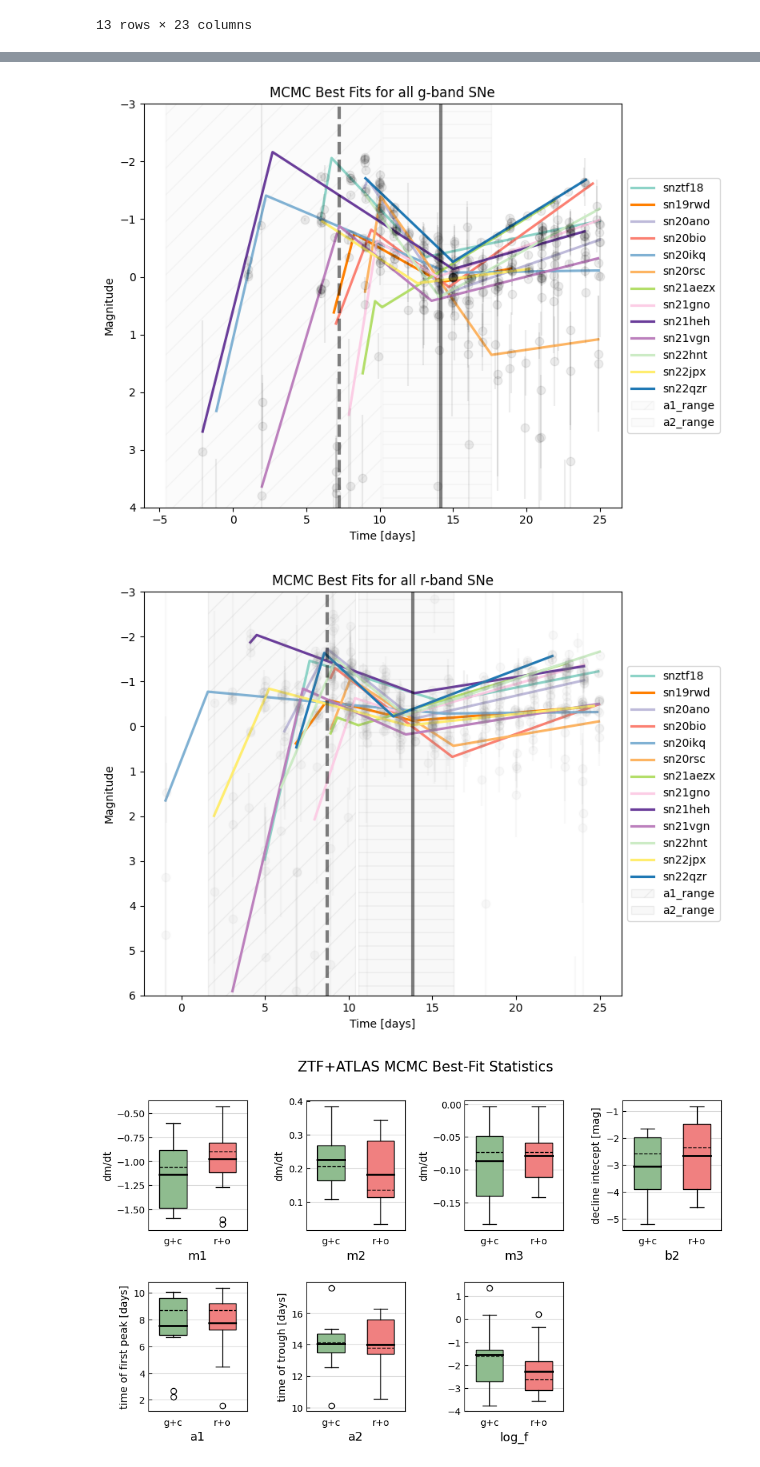
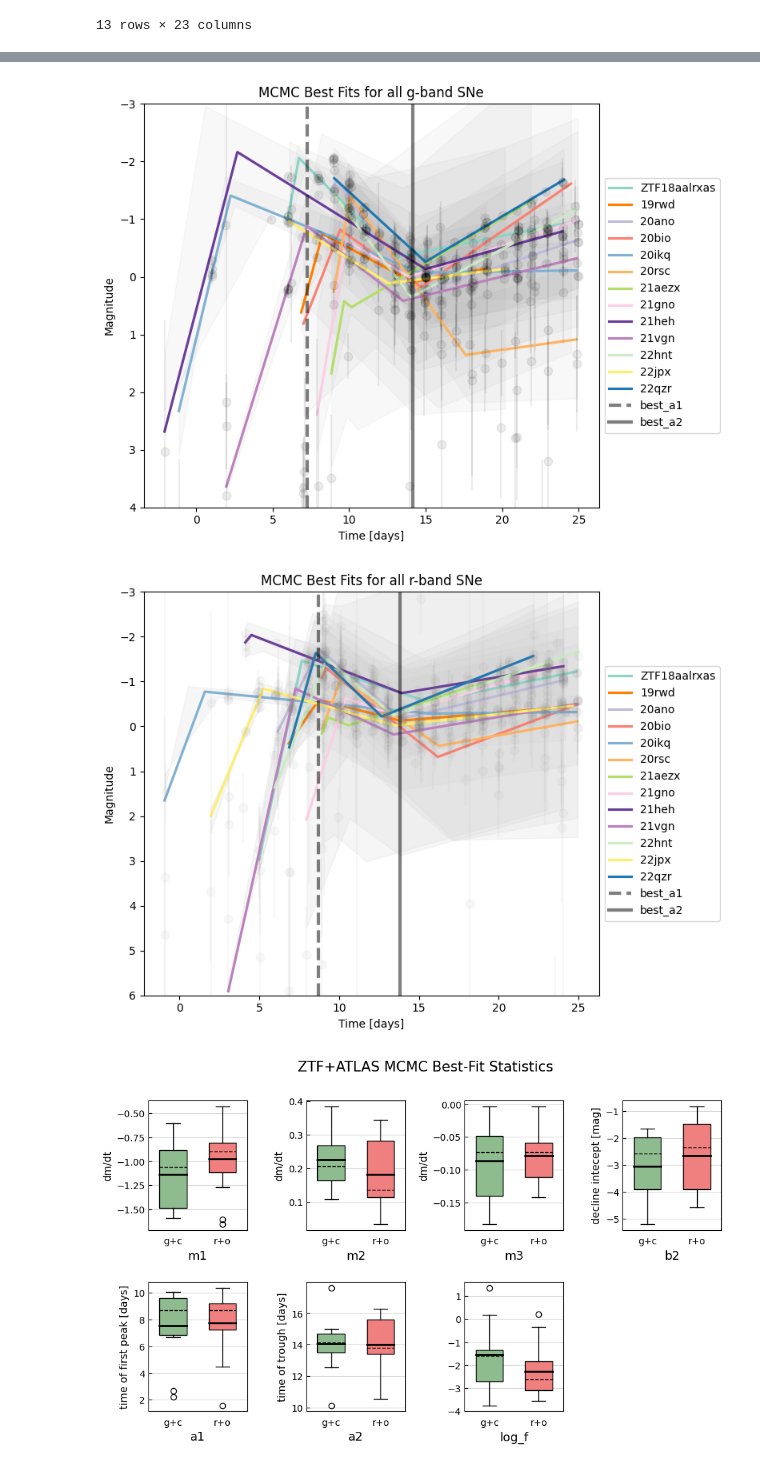
Before and after one commit to aec3675/ztf_IIb, a Jupyter notebook: make_mcmc_plots.ipynb, the cells around one changed output, grey strips where cells are left out. Drawn from its saved outputs; the diff is of its cells as text; code cells hidden in the pictures.

Commit message:
tweaking plots

```diff
--- a/make_mcmc_plots.ipynb
+++ b/make_mcmc_plots.ipynb
@@ -43,6 +44,7 @@ Index(['JD', 'filter', 'mag', 'ztf_mag_lower', 'ztf_mag_upper',
 # %%
 df_str_list = ['snztf18','sn19rwd','sn20ano','sn20bio','sn20ikq','sn20rsc','sn21aezx','sn21gno','sn21heh','sn21vgn','sn22hnt','sn22jpx','sn22qzr']
 df_sub_ls = [snztf18,sn19rwd,sn20ano,sn20bio,sn20ikq,sn20rsc,sn21aezx,sn21gno,sn21heh,sn21vgn,sn22hnt,sn22jpx,sn22qzr]
+plot_names = ['ZTF18aalrxas', '19rwd', '20ano','20bio','20ikq','20rsc','21aezx','21gno','21heh','21vgn','22hnt','22jpx','22qzr']
 # %%
 r1_bool_dict = {
         "g": {"snztf18":True,
@@ -349,40 +351,40 @@ for i,df in enumerate(df_sub_ls):
 
     best = np.array(all_fits_g[i]).T[0] #bestfit values
     lower_bound = np.array(all_fits_g[i]).T[0] - np.array(all_fits_g[i]).T[1] #50th ptile - diff_16ptile
     upper_bound = np.array(all_fits_g[i]).T[0] + np.array(all_fits_g[i]).T[2] #50th ptile + diff_84ptile
     a1s.append(best[-3])
     a2s.append(best[-2])
 
     #plotting mcmc results
-    plt.plot(x_plt, np.array([model(best, v, r1=r1_bool_dict['g'][df_str]) for v in x_plt]), c=colors[i], label=df_str, alpha=1.0, linewidth=2.25)# linestyle=ls[i])
+    plt.plot(x_plt, np.array([model(best, v, r1=r1_bool_dict['g'][df_str]) for v in x_plt]), c=colors[i], label=plot_names[i], alpha=1.0, linewidth=2.25)# linestyle=ls[i])
     lower_curve = np.array([model(lower_bound, v, r1=r1_bool_dict['g'][df_str]) for v in x_plt])
     upper_curve = np.array([model(upper_bound, v, r1=r1_bool_dict['g'][df_str]) for v in x_plt])
-    # plt.fill_between(x_plt, lower_curve, upper_curve, color='gray', alpha=0.05)
+    plt.fill_between(x_plt, lower_curve, upper_curve, color='gray', alpha=0.05)
 
     # #plotting ztf/atlas data
     x,y,yerr = np.array(g_df['norm_t']),np.array(g_df['norm_m']),np.array(g_df['mag_err_all'])
     plt.errorbar(x, y, yerr, linestyle='', marker='.', color='black', alpha=0.075, label='data', markersize=15) #ztf errors
 
 min_a1, med_a1, max_a1 = min(a1s), np.median(a1s), max(a1s)
 min_a2, med_a2, max_a2 = min(a2s), np.median(a2s), max(a2s)
-plt.axvspan(min_a1, max_a1, alpha=0.03, facecolor='gray', label='a1_range', edgecolor='black', hatch='/', zorder=0)
-plt.axvspan(min_a2, max_a2, alpha=0.03, facecolor='gray', label='a2_range', edgecolor='black', hatch='-', zorder=0)
+# plt.axvspan(min_a1, max_a1, alpha=0.03, facecolor='gray', label='a1_range', edgecolor='black', hatch='/', zorder=0)
+# plt.axvspan(min_a2, max_a2, alpha=0.03, facecolor='gray', label='a2_range', edgecolor='black', hatch='-', zorder=0)
 plt.axvline(med_a1,alpha=0.5, color='black', linestyle='dashed', linewidth=3, label='best_a1', zorder=10)
 plt.axvline(med_a2,alpha=0.5, color='black', linestyle='solid', linewidth=3, label='best_a2', zorder=10)
 
 handles, labels = ax.get_legend_handles_labels()
 
 plt.xlabel('Time [days]')
 plt.ylabel('Magnitude')
 plt.title('MCMC Best Fits for all g-band SNe')
 plt.ylim(4,-3)
 ax.legend(handles, labels[0:15], loc='center left', bbox_to_anchor=(1, 0.5))
 
 plt.tight_layout()
-plt.savefig(SAVE_DIR+'/figures/all_mcmc_fits_g_a12err.png')
-# plt.savefig(SAVE_DIR+'/figures/all_mcmc_fits_g_errband_april23.png')
+# plt.savefig(SAVE_DIR+'/figures/all_mcmc_fits_g_a12err.png')
+plt.savefig(SAVE_DIR+'/figures/all_mcmc_fits_g_errband.png')
 # %% [output]
-[figure, old version]
+[figure, new version]
 # %%
 # x_plt = np.arange(1,40,0.01)
 # colors=['red', 'darkorange', 'gold', 'green', 'blue', 'purple']
@@ -403,10 +405,10 @@ for i,df in enumerate(df_sub_ls):
     a2s.append(best[-2])
 
     #plotting mcmc results
-    plt.plot(x_plt, np.array([model(best, v, r1=r1_bool_dict['r'][df_str]) for v in x_plt]), c=colors[i], label=df_str, alpha=1.0, linewidth=2.25)# linestyle=ls[i])
+    plt.plot(x_plt, np.array([model(best, v, r1=r1_bool_dict['r'][df_str]) for v in x_plt]), c=colors[i], label=plot_names[i], alpha=1.0, linewidth=2.25)# linestyle=ls[i])
     lower_curve = np.array([model(lower_bound, v, r1=r1_bool_dict['r'][df_str]) for v in x_plt])
     upper_curve = np.array([model(upper_bound, v, r1=r1_bool_dict['r'][df_str]) for v in x_plt])
-    # plt.fill_between(x_plt, lower_curve, upper_curve, color='lightgray', alpha=0.2)
+    plt.fill_between(x_plt, lower_curve, upper_curve, color='lightgray', alpha=0.2)
 
     #plotting ztf data
     x,y,yerr = np.array(r_df['norm_t']),np.array(r_df['norm_m']),np.array(r_df['mag_err_all'])
@@ -414,8 +416,8 @@ for i,df in enumerate(df_sub_ls):
 
 min_a1, med_a1, max_a1 = min(a1s), np.median(a1s), max(a1s)
 min_a2, med_a2, max_a2 = min(a2s), np.median(a2s), max(a2s)
-plt.axvspan(min_a1, max_a1, alpha=0.05, facecolor='gray', label='a1_range', edgecolor='black', hatch='/', zorder=0)
-plt.axvspan(min_a2, max_a2, alpha=0.05, facecolor='gray', label='a2_range', edgecolor='black', hatch='-', zorder=0)
+# plt.axvspan(min_a1, max_a1, alpha=0.05, facecolor='gray', label='a1_range', edgecolor='black', hatch='/', zorder=0)
+# plt.axvspan(min_a2, max_a2, alpha=0.05, facecolor='gray', label='a2_range', edgecolor='black', hatch='-', zorder=0)
 plt.axvline(med_a1,alpha=0.5, color='black', linestyle='dashed', linewidth=3, label='best_a1', zorder=10)
 plt.axvline(med_a2,alpha=0.5, color='black', linestyle='solid', linewidth=3, label='best_a2', zorder=10)
 
@@ -426,10 +428,10 @@ plt.ylim(6,-3)
 handles, labels = ax.get_legend_handles_labels()
 ax.legend(handles, labels[0:15], loc='center left', bbox_to_anchor=(1, 0.5))
 plt.tight_layout()
-plt.savefig(SAVE_DIR+'/figures/all_mcmc_fits_r_a12err.png')
-# plt.savefig(SAVE_DIR+'/figures/all_mcmc_fits_r_errband_april23.png')
+# plt.savefig(SAVE_DIR+'/figures/all_mcmc_fits_r_a12err.png')
+plt.savefig(SAVE_DIR+'/figures/all_mcmc_fits_r_errband.png')
 # %% [output]
-[figure, old version]
+[figure, new version]
 # %%
 #making box and whisker plots and histograms
 xlabels = ['m1', 'm2', 'm3', 'b2', 'a1', 'a2', 'log_f']
```
Also changed, not shown: parts of 6 cells of this notebook, 5 other files.
